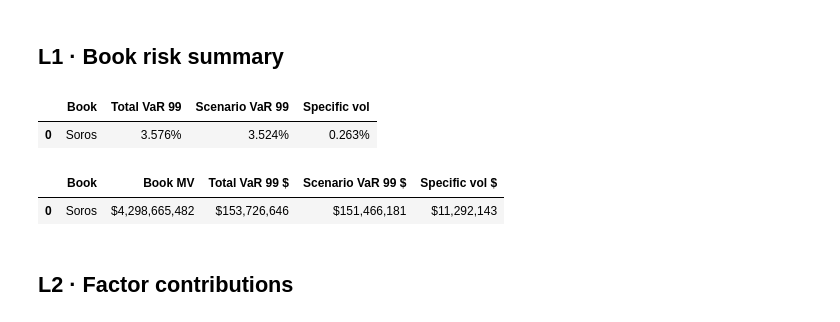
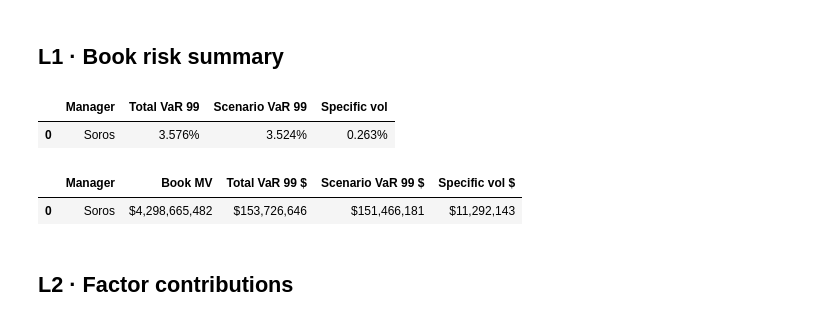
Before and after one commit to conorpbrennan/barra_poc, a Jupyter notebook: notebooks/soros_13f_risk.ipynb, the cells around one changed output. Drawn from its saved outputs; the diff is of its cells as text; code cells hidden in the pictures.

```diff
--- a/notebooks/soros_13f_risk.ipynb
+++ b/notebooks/soros_13f_risk.ipynb
@@ -26,7 +26,7 @@ session, cube = N.build()                       # builds the six-frame cube on :
 h, l, m = cube.hierarchies, cube.levels, cube.measures
 D = dt.date(2026, 6, 30)                         # latest monthly COB in the sample; all views as-of D
 PREC = 3                                         # decimals shown in every grid (the views' `prec`; 3.576%)
-SOROS = l["Book"] == "Soros"
+SOROS = l["Manager"] == "Soros"
 print("cube ready — hierarchies:", sorted(n for _, n in h))
 # %% [output]
 Welcome to Atoti 0.9.15!
@@ -85,17 +85,17 @@ display(cube.query(
 # %%
 # ── L1 · Book risk summary ────────────────────────────────────────────────────────────────
 # The top of the drill-down: one row, the whole book. Soros's 1-day 99% VaR right now, split into
 # the factor-driven tail (Scenario VaR 99, historical simulation) and the idiosyncratic tail
 # (Specific vol), then combined (Total VaR 99). Everything below decomposes THIS number.
 # Direct API: no group-by beyond Book; slice to Soros / latest COB / the full-history set.
 df = cube.query(
     m["Total VaR 99"], m["Scenario VaR 99"], m["Specific vol"],
-    mode="raw", levels=[l["Book"]],
+    mode="raw", levels=[l["Manager"]],
     filter=SOROS & (l["Date"] == D) & (l["ScenarioSet"] == "HistFull"),
 )
 N.style_grid(df, prec=PREC)
 # %% [output]
-|  | Book | Total VaR 99 | Scenario VaR 99 | Specific vol |
+|  | Manager | Total VaR 99 | Scenario VaR 99 | Specific vol |
 | 0 | Soros | 3.576% | 3.524% | 0.263% |
 # %%
 # ── L1 · Book risk summary, in dollars ───────────────────────────────────────────────────
@@ -106,12 +106,12 @@ N.style_grid(df, prec=PREC)
 # does not apply to money columns); Book MV ≈ $4.3bn for Soros at 2026-06-30.
 df = cube.query(
     m["Book MV"], m["Total VaR 99 $"], m["Scenario VaR 99 $"], m["Specific vol $"],
-    mode="raw", levels=[l["Book"]],
+    mode="raw", levels=[l["Manager"]],
     filter=SOROS & (l["Date"] == D) & (l["ScenarioSet"] == "HistFull"),
 )
 N.style_grid(df, prec=PREC)
 # %% [output]
-|  | Book | Book MV | Total VaR 99 $ | Scenario VaR 99 $ | Specific vol $ |
+|  | Manager | Book MV | Total VaR 99 $ | Scenario VaR 99 $ | Specific vol $ |
 | 0 | Soros | $4,298,665,482 | $153,726,646 | $151,466,181 | $11,292,143 |
 # %% [markdown]
 ## L2 · Factor contributions
```
Also changed, not shown: parts of 2 cells of this notebook, 1 other file.
